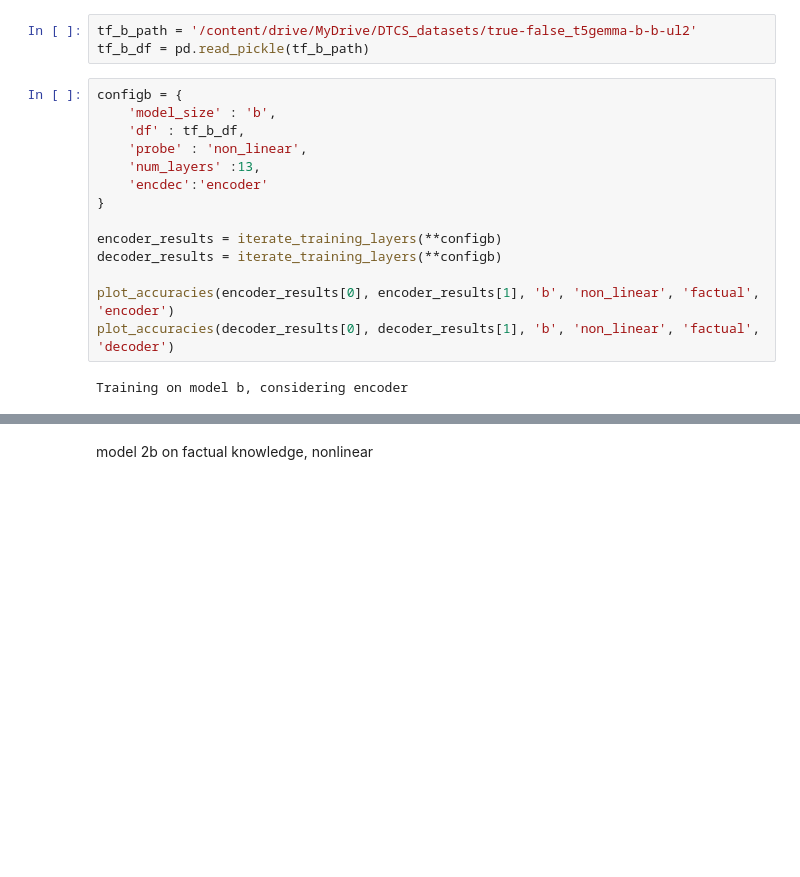
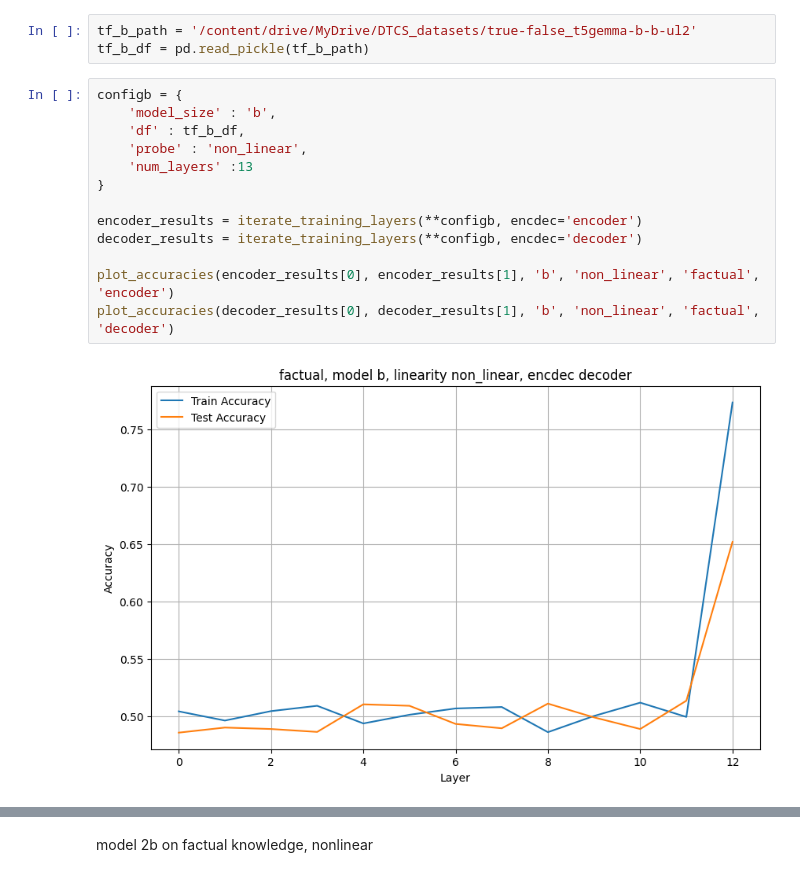
Before and after one commit to rrossierba/digital-transformation-computer-security, a Jupyter notebook: probe_t5.ipynb, the cells around one changed output, grey strips where cells are left out. Drawn from its saved outputs; the diff is of its cells as text; blank space fills up the shorter version.

```diff
--- a/probe_t5.ipynb
+++ b/probe_t5.ipynb
@@ -1499,16 +1503,15 @@ tf_b_df = pd.read_pickle(tf_b_path)
 # %%
 configb = {
     'model_size' : 'b',
     'df' : tf_b_df,
     'probe' : 'non_linear',
-    'num_layers' :13,
-    'encdec':'encoder'
+    'num_layers' :13
 }
 
-encoder_results = iterate_training_layers(**configb)
-decoder_results = iterate_training_layers(**configb)
+encoder_results = iterate_training_layers(**configb, encdec='encoder')
+decoder_results = iterate_training_layers(**configb, encdec='decoder')
 
 plot_accuracies(encoder_results[0], encoder_results[1], 'b', 'non_linear', 'factual', 'encoder')
 plot_accuracies(decoder_results[0], decoder_results[1], 'b', 'non_linear', 'factual', 'decoder')
 # %% [output]
-Training on model b, considering encoder
+[figure, added]
```
Also changed, not shown: parts of 13 cells of this notebook.
